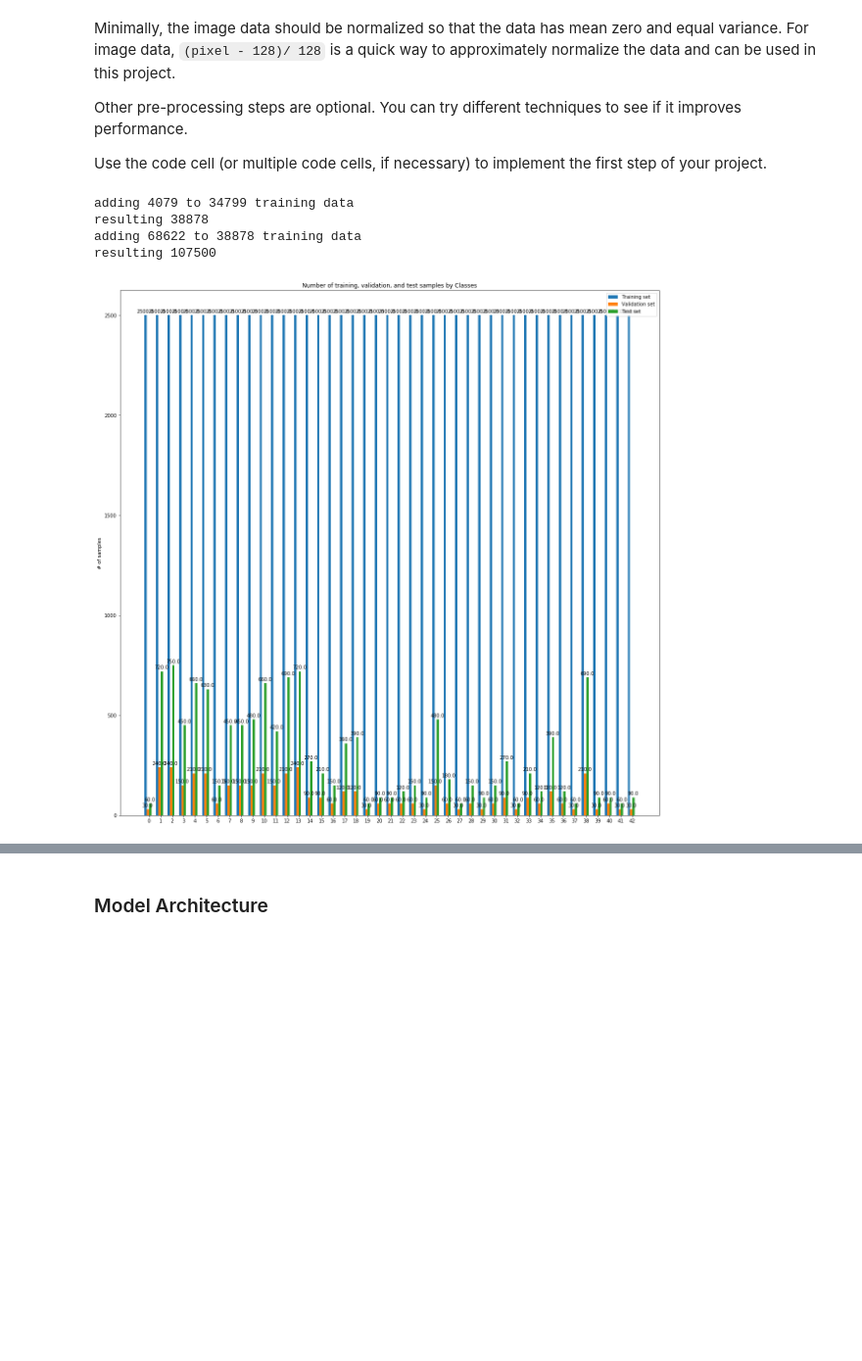
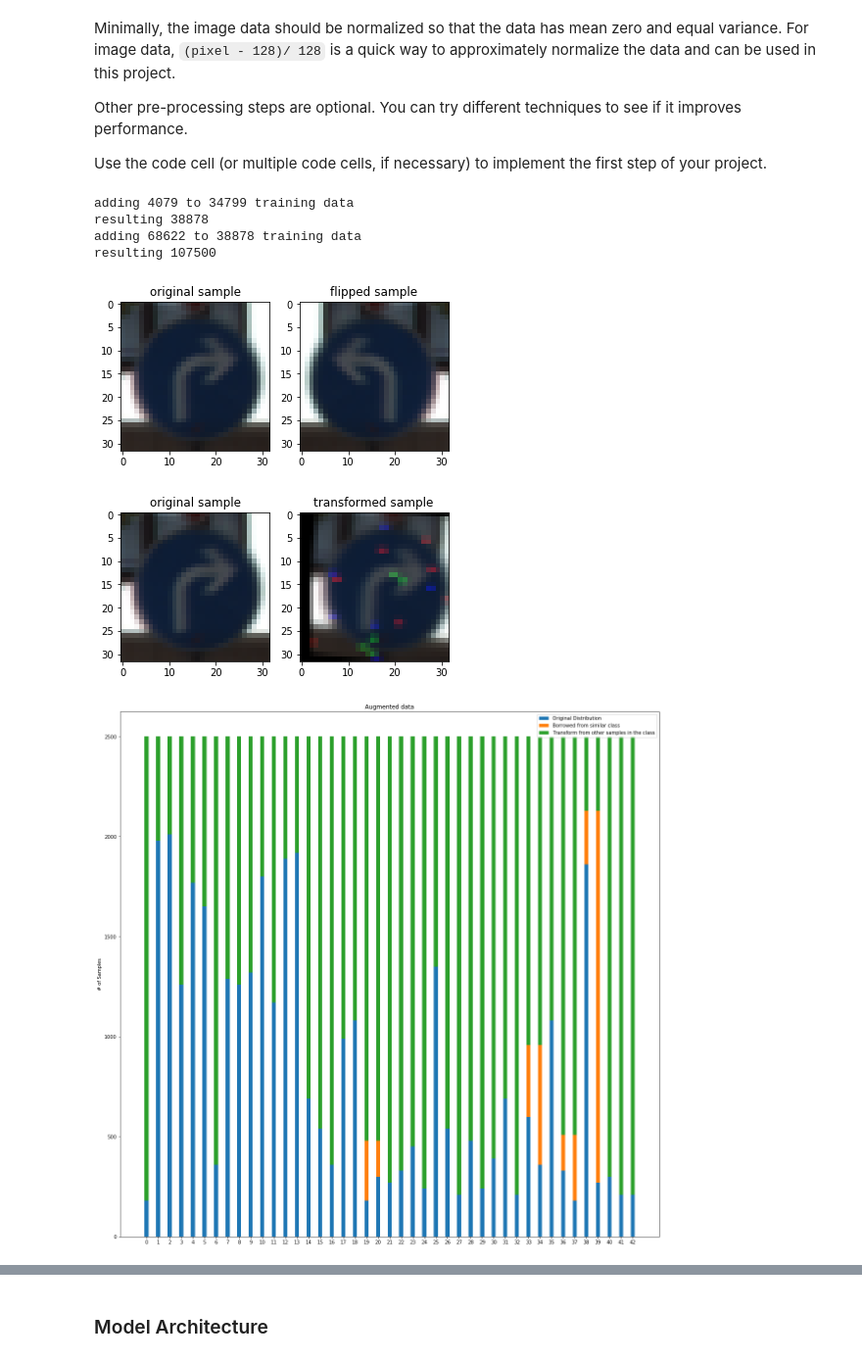
Before and after one commit to ahmadsheikhveisi/CarND-Traffic-Sign-Classifier-Project, a Jupyter notebook: Traffic_Sign_Classifier.ipynb, the cells around one changed output, grey strips where cells are left out. Shown at 98% size. Cells and saved outputs as stored; diff of their text form; code cells hidden in the pictures; blank space fills up the shorter version.

Commit message:
adding the report saving the images adding the random noise

```diff
--- a/Traffic_Sign_Classifier.ipynb
+++ b/Traffic_Sign_Classifier.ipynb
@@ -230,9 +233,16 @@ list_of_fl_new_lbl_h = [[19,20,33,34,36,37,38,39],[20,19,34,33,37,36,39,38]]
 rot_angle = 10
 rot_center_dev = 0.1
 trans_dev = 0.1
+noise_mean = 0
+noise_std = 0.4
 
 def transform_img(img):
     height, width, _ = img.shape
+
+    # Random Noise
+    gauss = np.random.normal(noise_mean,noise_std,img.size)
+    gauss = gauss.reshape(img.shape[0],img.shape[1],img.shape[2]).astype('uint8')
+    img = cv2.add(img,gauss)
 
     # Rotation
     center = (int(width/2 + (width * np.random.uniform(-rot_center_dev, rot_center_dev))),
@@ -267,44 +277,95 @@ def flip_image(img,lbl):
 X_aug = []
 y_aug = []
 
+dist_data_org = np.array([list(y_train).count(lbl) for lbl in range(n_classes)])
+#print(dist_data_org)
+
 #get the samples from the another class by flipping
+#show how it is done
+ex_img = X_train[y_train == 33][200]
+flipped_ex_img = cv2.flip(ex_img,1)
+
+fig = plt.figure()
+axe = fig.add_subplot(1,2,1)
+axe.imshow(ex_img)
+axe.set_title("original sample")
+axe = fig.add_subplot(1,2,2)
+axe.imshow(flipped_ex_img)
+axe.set_title("flipped sample")
+fig.savefig("./res/flipped_img.png")
+
 for index,lbl in enumerate(list_of_fl_new_lbl_h[0]):
     imgs = X_train[y_train == lbl]
     for img in imgs:
         X_aug.append(cv2.flip(img,1))
         y_aug.append(list_of_fl_new_lbl_h[1][index])
+
+data_from_flipping = np.array([list(y_aug).count(lbl) for lbl in range(n_classes)])
+#print(data_from_flipping)
 
 print(f"adding {len(X_aug)} to {len(X_train)} training data")
 X_train = np.append(X_train,X_aug).reshape((-1,32,32,3))
 y_train = np.append(y_train,y_aug)
 print(f"resulting {len(X_train)}")
 
 X_aug = []
 y_aug = []
 
-#add random images to each class until it reaches 2500 samples
+#transform random images in each class until it reaches 2500 samples
+fig = plt.figure()
+axe = fig.add_subplot(1,2,1)
+axe.imshow(ex_img)
+axe.set_title("original sample")
+axe = fig.add_subplot(1,2,2)
+axe.imshow(transform_img(ex_img))
+axe.set_title("transformed sample")
+fig.savefig("./res/transformed_img.png")
+
 for lbl in range(n_classes):
     x_lbl = X_train[y_train == lbl]
     if (len(x_lbl) < 2500):
         for _ in range(2500 - len(x_lbl)):
             index = random.randint(0, len(x_lbl)-1)
             img = transform_img(x_lbl[index])
             img = flip_image(img,lbl)
             X_aug.append(img)
             y_aug.append(lbl)
 
+data_from_transform = np.array([list(y_aug).count(lbl) for lbl in range(n_classes)])
+#print(data_from_transform)
+
 print(f"adding {len(X_aug)} to {len(X_train)} training data")
 X_train = np.append(X_train,X_aug).reshape((-1,32,32,3))
 y_train = np.append(y_train,y_aug)
 print(f"resulting {len(X_train)}")
 
-visualize_distribution(y_train,y_valid,y_test,n_classes)
+fig, ax = plt.subplots()
+ind = np.arange(n_classes)
+width = 0.35
+
+p1 = ax.bar(ind, dist_data_org, width,
+           label="Original Distribution")
+p2 = ax.bar(ind, data_from_flipping, width,
+             bottom=dist_data_org, label="Borrowed from similar class")
+p3 = ax.bar(ind, data_from_transform, width,
+             bottom=dist_data_org+data_from_flipping,label="Transform from other samples in the class")
+
+ax.set_ylabel('# of Samples')
+ax.set_title('Augmented data')
+ax.set_xticks(ind)
+ax.set_xticklabels(range(n_classes))
+ax.legend()
+fig.set_size_inches(20,20)
+plt.show()
+fig.savefig("./res/augmented_data.png")
 # %% [output]
 adding 4079 to 34799 training data
 resulting 38878
 adding 68622 to 38878 training data
 resulting 107500
-[figure, old version]
+[figure, new version]
+[figure, added]
+[figure, added]
 # %%
 ### convert to grayscale
 gray_scale_en = True
```
Also changed, not shown: parts of 6 cells of this notebook, 10 other files.
